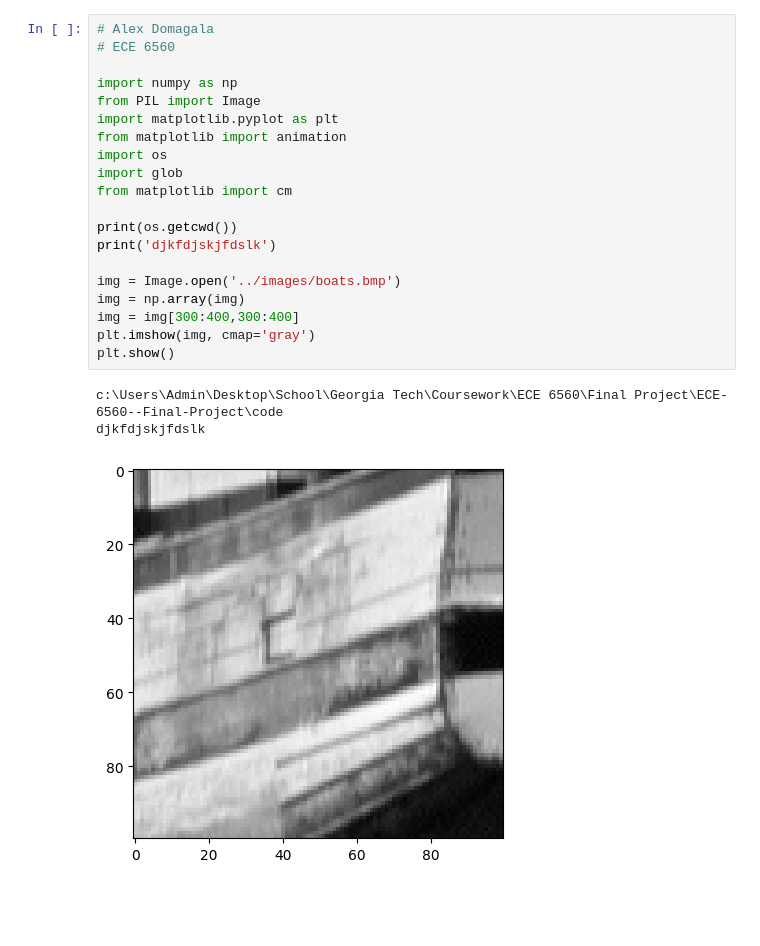
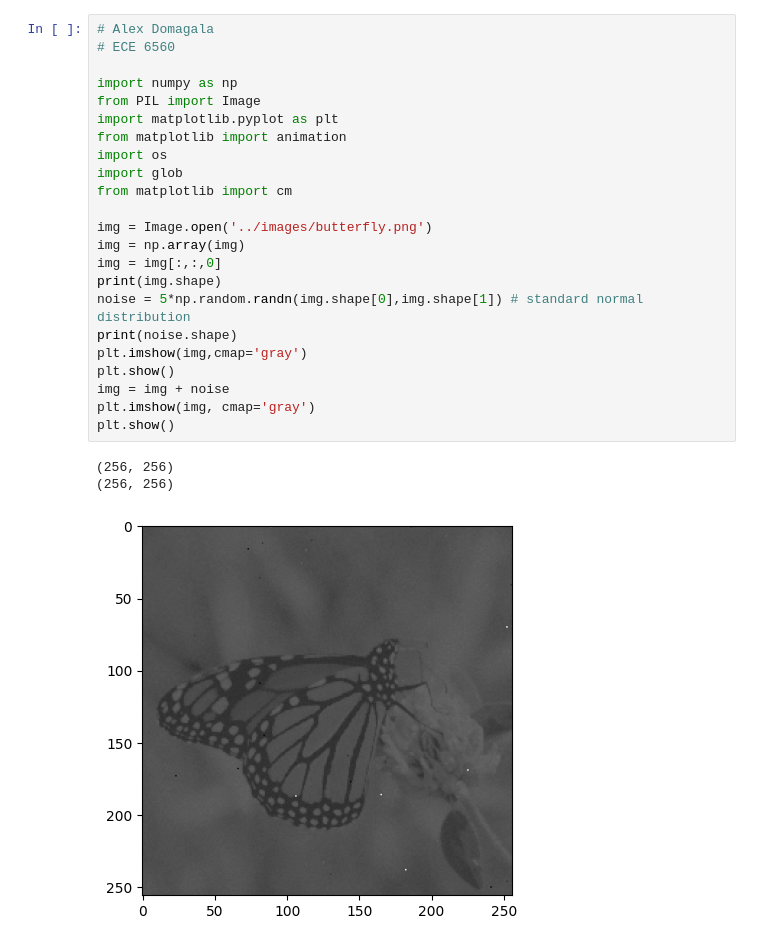
Before and after one commit to AlexDom513/ECE-6560-Final-Project, a Jupyter notebook: code/LinearHeat.ipynb, the cells around one changed output. Saved outputs shown, nothing was run; the diff lists cells and outputs as text; blank space fills up the shorter version.

```diff
--- a/code/LinearHeat.ipynb
+++ b/code/LinearHeat.ipynb
@@ -1,24 +1,27 @@
 # %%
 # Alex Domagala
 # ECE 6560
 
 import numpy as np
 from PIL import Image
 import matplotlib.pyplot as plt
 from matplotlib import animation
 import os
 import glob
 from matplotlib import cm
 
-print(os.getcwd())
-print('djkfdjskjfdslk')
-
-img = Image.open('../images/boats.bmp')
+img = Image.open('../images/butterfly.png')
 img = np.array(img)
-img = img[300:400,300:400]
+img = img[:,:,0]
+print(img.shape)
+noise = 5*np.random.randn(img.shape[0],img.shape[1]) # standard normal distribution
+print(noise.shape)
+plt.imshow(img,cmap='gray')
+plt.show()
+img = img + noise
 plt.imshow(img, cmap='gray')
 plt.show()
 # %% [output]
-c:\Users\Admin\Desktop\School\Georgia Tech\Coursework\ECE 6560\Final Project\ECE-6560--Final-Project\code
-djkfdjskjfdslk
+(256, 256)
+(256, 256)
-[figure, old version]
+[figure, new version]
```
Also changed, not shown: parts of 2 cells of this notebook, 20 other files.
